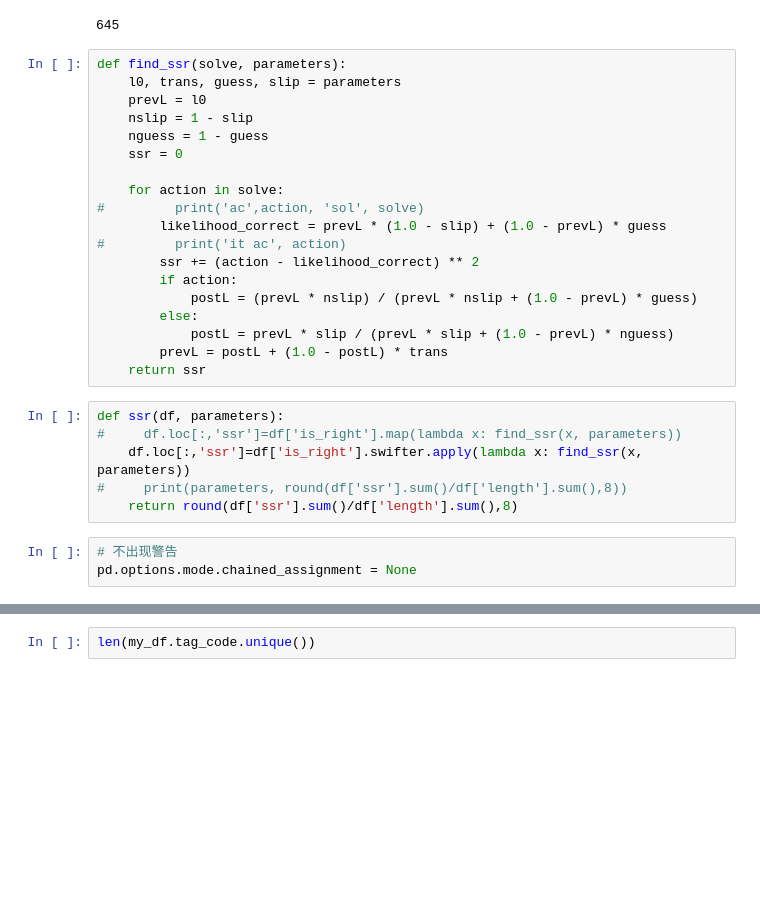
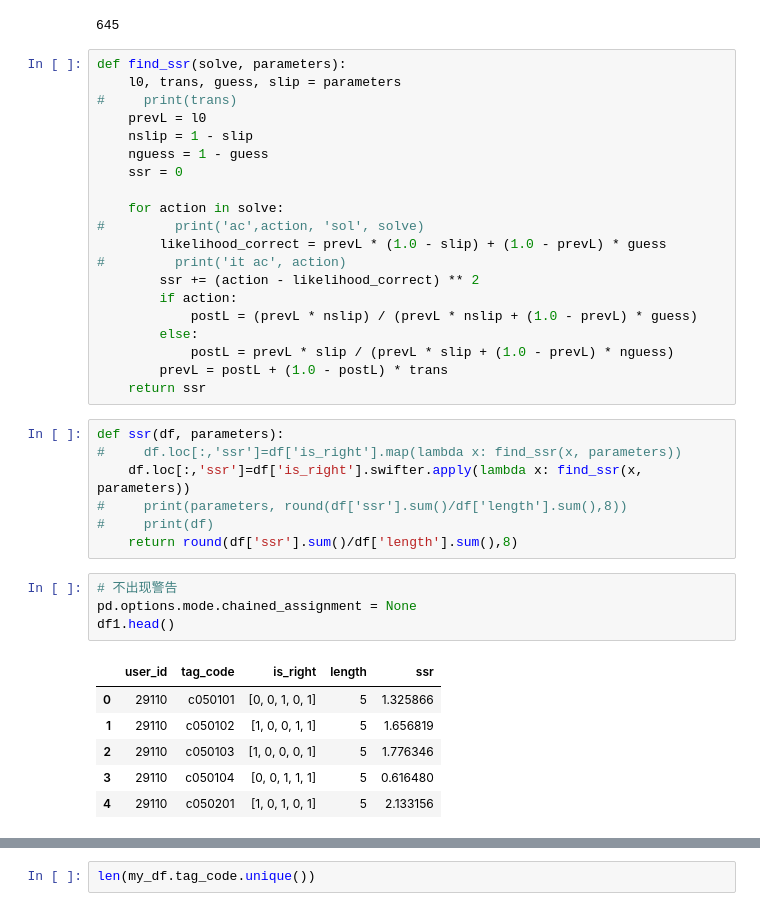
Before and after one commit to movehaolv/model-tkb, a Jupyter notebook: BKT_2.ipynb, the cells around one changed output, grey strips where cells are left out. Drawn from its saved outputs; the diff is of its cells as text; blank space fills up the shorter version.

```diff
--- a/BKT_2.ipynb
+++ b/BKT_2.ipynb
@@ -136,6 +136,7 @@ len(my_df.tag_code.unique())
 # %%
 def find_ssr(solve, parameters):
     l0, trans, guess, slip = parameters
+#     print(trans)
     prevL = l0
     nslip = 1 - slip
     nguess = 1 - guess
@@ -157,9 +158,18 @@ def ssr(df, parameters):
 #     df.loc[:,'ssr']=df['is_right'].map(lambda x: find_ssr(x, parameters))
     df.loc[:,'ssr']=df['is_right'].swifter.apply(lambda x: find_ssr(x, parameters))
 #     print(parameters, round(df['ssr'].sum()/df['length'].sum(),8))
+#     print(df)
     return round(df['ssr'].sum()/df['length'].sum(),8)
 # %%
 # 不出现警告
 pd.options.mode.chained_assignment = None
+df1.head()
+# %% [output]
+|  | user_id | tag_code | is_right | length | ssr |
+| 0 | 29110 | c050101 | [0, 0, 1, 0, 1] | 5 | 1.325866 |
+| 1 | 29110 | c050102 | [1, 0, 0, 1, 1] | 5 | 1.656819 |
+| 2 | 29110 | c050103 | [1, 0, 0, 0, 1] | 5 | 1.776346 |
+| 3 | 29110 | c050104 | [0, 0, 1, 1, 1] | 5 | 0.616480 |
+| 4 | 29110 | c050201 | [1, 0, 1, 0, 1] | 5 | 2.133156 |
 # %%
 parameters = (0.1, 0.3, 0.1, 0.12)
```
Also changed, not shown: parts of 7 cells of this notebook.
